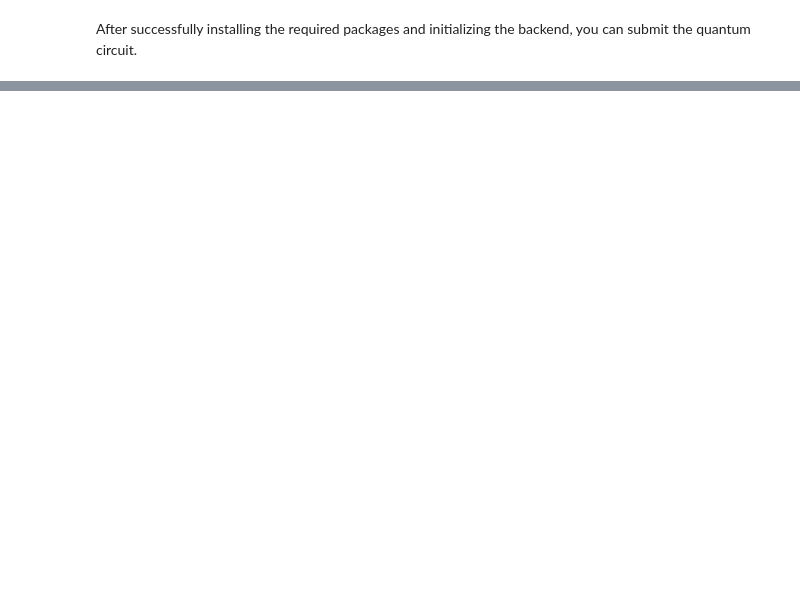
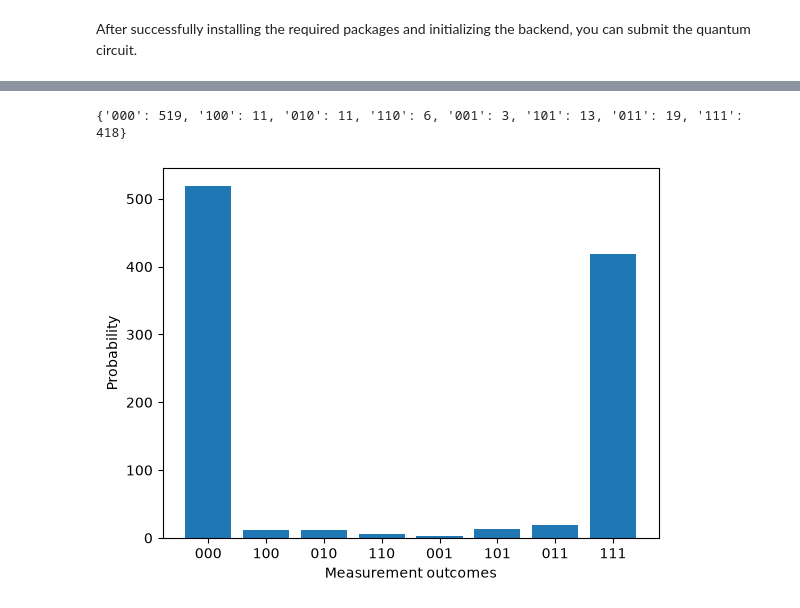
Before and after one commit to diiwik/2026-NVIDIA, a Jupyter notebook: IQM_Sirius/Qrisp.ipynb, the cells around one changed output, grey strips where cells are left out. Saved outputs shown, nothing was run; the diff lists cells and outputs as text; code cells hidden in the pictures; blank space fills up the shorter version.

```diff
--- a/IQM_Sirius/Qrisp.ipynb
+++ b/IQM_Sirius/Qrisp.ipynb
@@ -110,0 +268,8 @@ For more learning material and tutorials, visit [IQM Academy](https://www.iqmaca
+# %%
+num_qb = 3
+qv = QuantumVariable(num_qb)
+h(qv[0])
+for qb in range(1, num_qb):
+    cx(qv[0], qv[qb])
+measure(qv)
+print(qv.qs)
@@ -110,0 +306,14 @@ For more learning material and tutorials, visit [IQM Academy](https://www.iqmaca
+# %%
+pm_1 = create_iqm_pass_manager(iqm_device.connectivity)
+pm_2 = create_iqm_pass_manager(iqm_device.connectivity)
+
+pm_1.remove_pass(7)
+pm_2.remove_pass(7)
+
+pm_1.insert_pass(0, manual_layout(manual_qubits_1))
+pm_2.insert_pass(0, manual_layout(manual_qubits_2))
+
+qc1_transpiled = pm_1.run(qv.qs)
+qc2_transpiled = pm_2.run(qv.qs)
+print(qc1_transpiled)
+print(qc2_transpiled)
@@ -110,0 +338,12 @@ For more learning material and tutorials, visit [IQM Academy](https://www.iqmaca
+# %%
+shots = 1000
+job1 = qc1_transpiled.run(backend=iqm_device, shots=shots)
+print(job1)
+
+plt.bar(list(map(str, job1.keys())), job1.values())
+plt.xlabel("Measurement outcomes")
+plt.ylabel("Probability")
+plt.show()
+# %% [output]
+{'000': 519, '100': 11, '010': 11, '110': 6, '001': 3, '101': 13, '011': 19, '111': 418}
+[figure, added]
```
Also changed, not shown: parts of 49 cells of this notebook.
